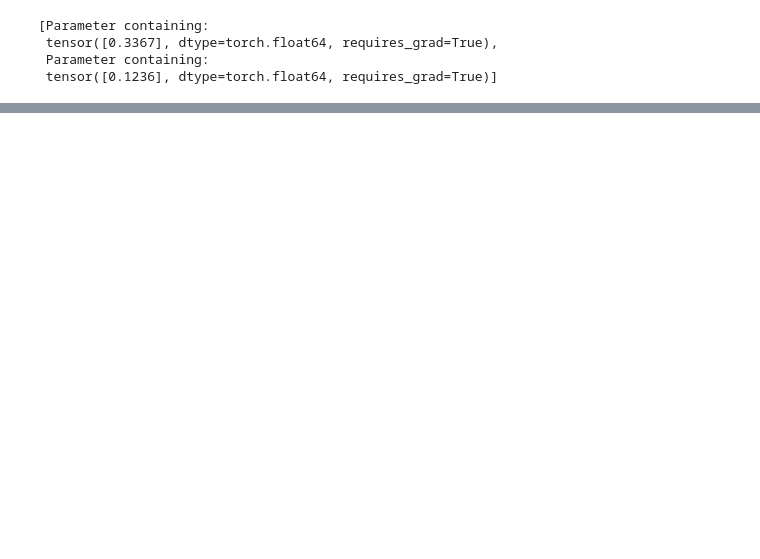
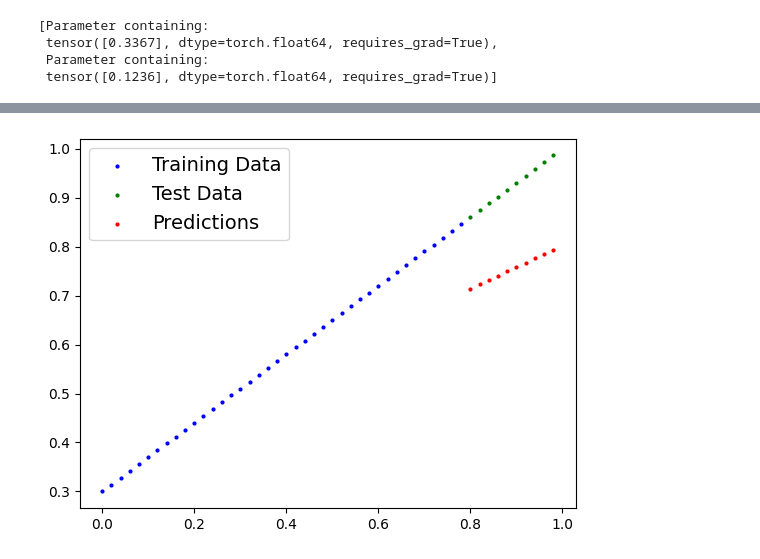
Before and after one commit to cs-joy/Exploring_PyTorch, a Jupyter notebook: 01_pytorch_workflow.ipynb, the cells around one changed output, grey strips where cells are left out. Saved outputs shown, nothing was run; the diff lists cells and outputs as text; code cells hidden in the pictures; blank space fills up the shorter version.

```diff
--- a/01_pytorch_workflow.ipynb
+++ b/01_pytorch_workflow.ipynb
@@ -422,0 +522,4 @@ L1Loss()
+# %%
+plot_predictions(predictions=y_preds_new)
+# %% [output]
+[figure, added]
```
Also changed, not shown: parts of 11 cells of this notebook, 1 other file.
